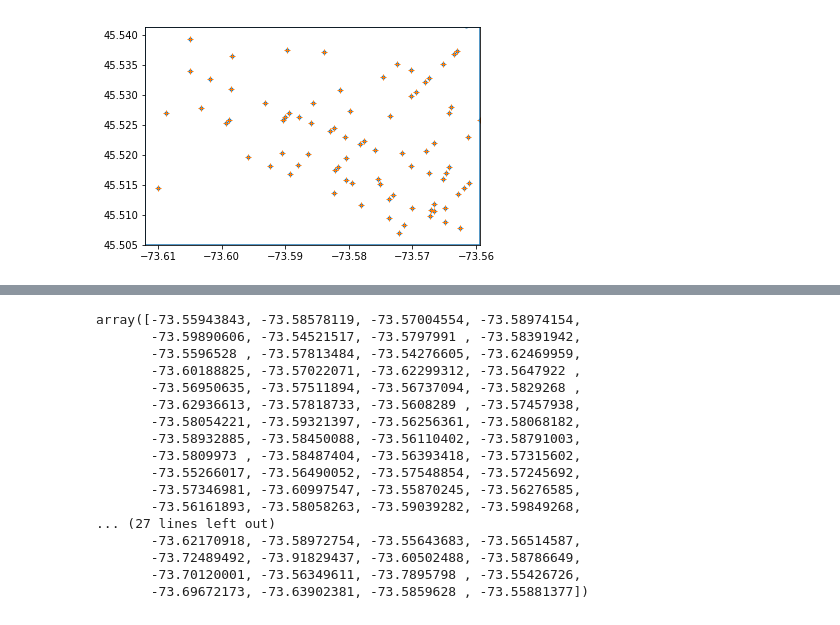
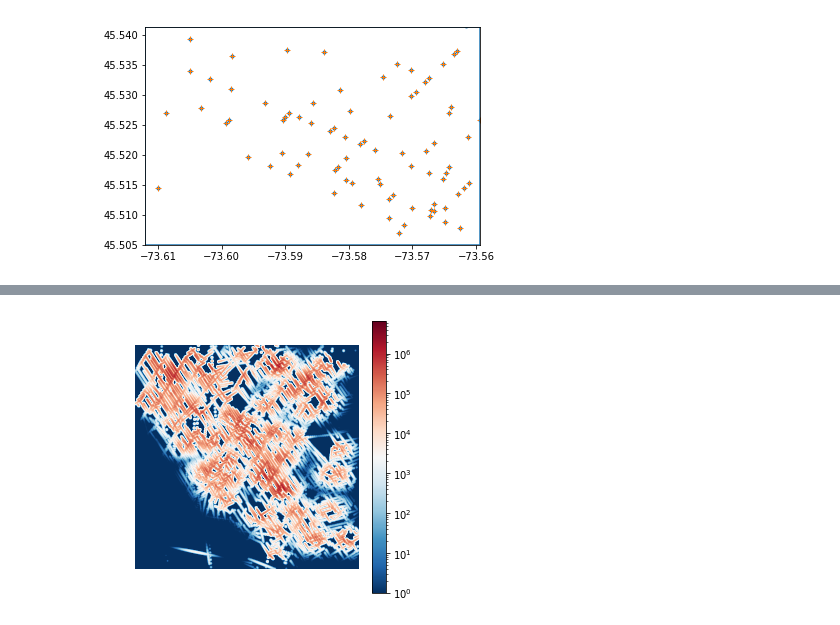
Before and after one commit to tjrademaker/bixi-danger-profile, a Jupyter notebook: notebooks/Danger_Probability.ipynb, the cells around one changed output, grey strips where cells are left out. Cells and saved outputs as stored; diff of their text form; code cells hidden in the pictures.

```diff
--- a/notebooks/Danger_Probability.ipynb
+++ b/notebooks/Danger_Probability.ipynb
@@ -95,20 +94,0 @@ plt.imshow(danger_map, origin="lower", cmap='viridis')
-# %%
-lon
-# %% [output]
-array([-73.55943843, -73.58578119, -73.57004554, -73.58974154,
-       -73.59890606, -73.54521517, -73.5797991 , -73.58391942,
-       -73.5596528 , -73.57813484, -73.54276605, -73.62469959,
-       -73.60188825, -73.57022071, -73.62299312, -73.5647922 ,
-       -73.56950635, -73.57511894, -73.56737094, -73.5829268 ,
-       -73.62936613, -73.57818733, -73.5608289 , -73.57457938,
-       -73.58054221, -73.59321397, -73.56256361, -73.58068182,
-       -73.58932885, -73.58450088, -73.56110402, -73.58791003,
-       -73.5809973 , -73.58487404, -73.56393418, -73.57315602,
-       -73.55266017, -73.56490052, -73.57548854, -73.57245692,
-       -73.57346981, -73.60997547, -73.55870245, -73.56276585,
-       -73.56161893, -73.58058263, -73.59039282, -73.59849268,
-... (27 lines left out)
-       -73.62170918, -73.58972754, -73.55643683, -73.56514587,
-       -73.72489492, -73.91829437, -73.60502488, -73.58786649,
-       -73.70120001, -73.56349611, -73.7895798 , -73.55426726,
-       -73.69672173, -73.63902381, -73.5859628 , -73.55881377])
@@ -121,0 +125,14 @@ position, amp, xo, yo, sigx, sigy
+# %%
+with open('../data/maps.pkl','rb') as f:
+    density_map,boolean_map = pickle.load(f)
+# %%
+from matplotlib.colors import LogNorm
+
+
+plt.figure(figsize=(5,5))
+plt.imshow((boolean_map*danger_map)+1, interpolation='gaussian', origin='lower', cmap='RdBu_r', norm=LogNorm(vmin=1, vmax=1+danger_map.max()))
+plt.colorbar()
+plt.axis('off')
+plt.savefig('bool_danger_map.png', transparent=True)
+# %% [output]
+[figure, added]
```
Also changed, not shown: parts of 9 cells of this notebook, 18 other files.
